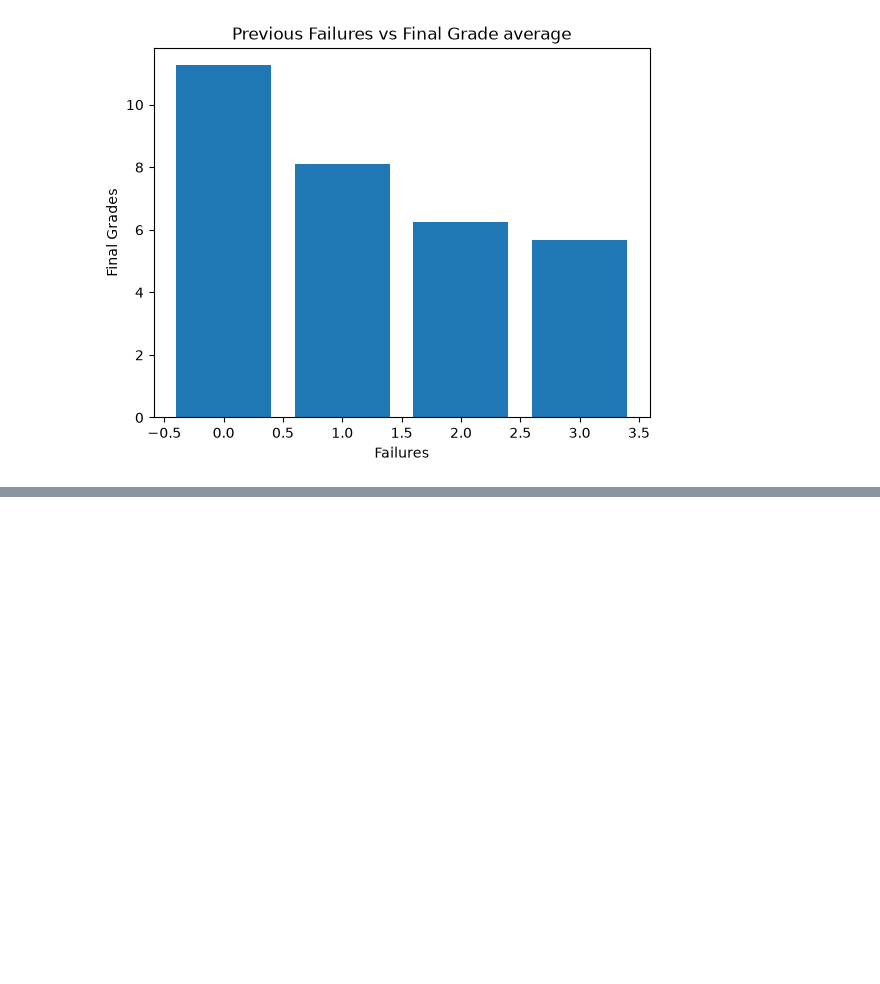
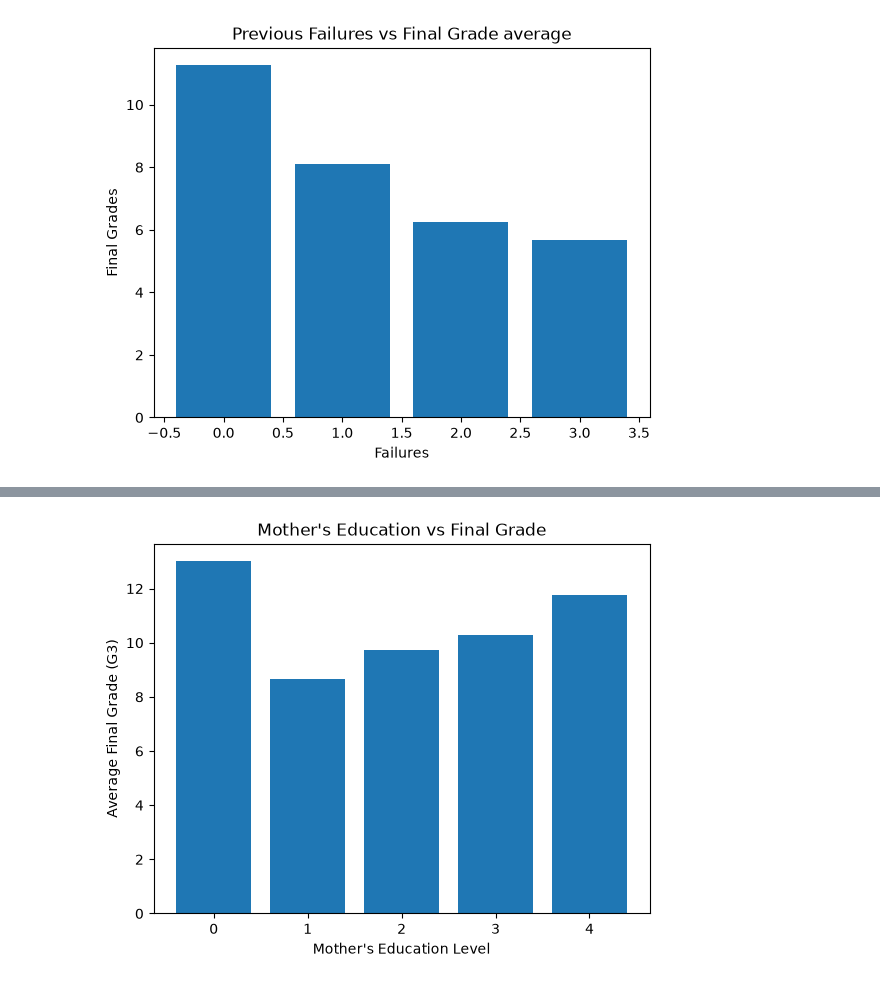
Before and after one commit to muhammadaqil-0504/Student-performance-Analysis, a Jupyter notebook: student performance analysis system.ipynb, the cells around one changed output, grey strips where cells are left out. Drawn from its saved outputs; the diff is of its cells as text; code cells hidden in the pictures; blank space fills up the shorter version.

```diff
--- a/student performance analysis system.ipynb
+++ b/student performance analysis system.ipynb
@@ -99,0 +108,14 @@ plt.show()
+# %%
+#Mother Education vs Final Grades
+dataset["Medu"].value_counts().sort_index()
+student_count = dataset["Medu"].value_counts().sort_index()
+avg_grade_medu=dataset.groupby("Medu")["G3"].mean()
+plt.bar(avg_grade_medu.index, avg_grade_medu.values)
+
+plt.xlabel("Mother's Education Level")
+plt.ylabel("Average Final Grade (G3)")
+plt.title("Mother's Education vs Final Grade")
+plt.savefig("Mother's Education vs Final Grade")
+plt.show()
+# %% [output]
+[figure, added]
```
Also changed, not shown: parts of 2 cells of this notebook, 2 other files.
